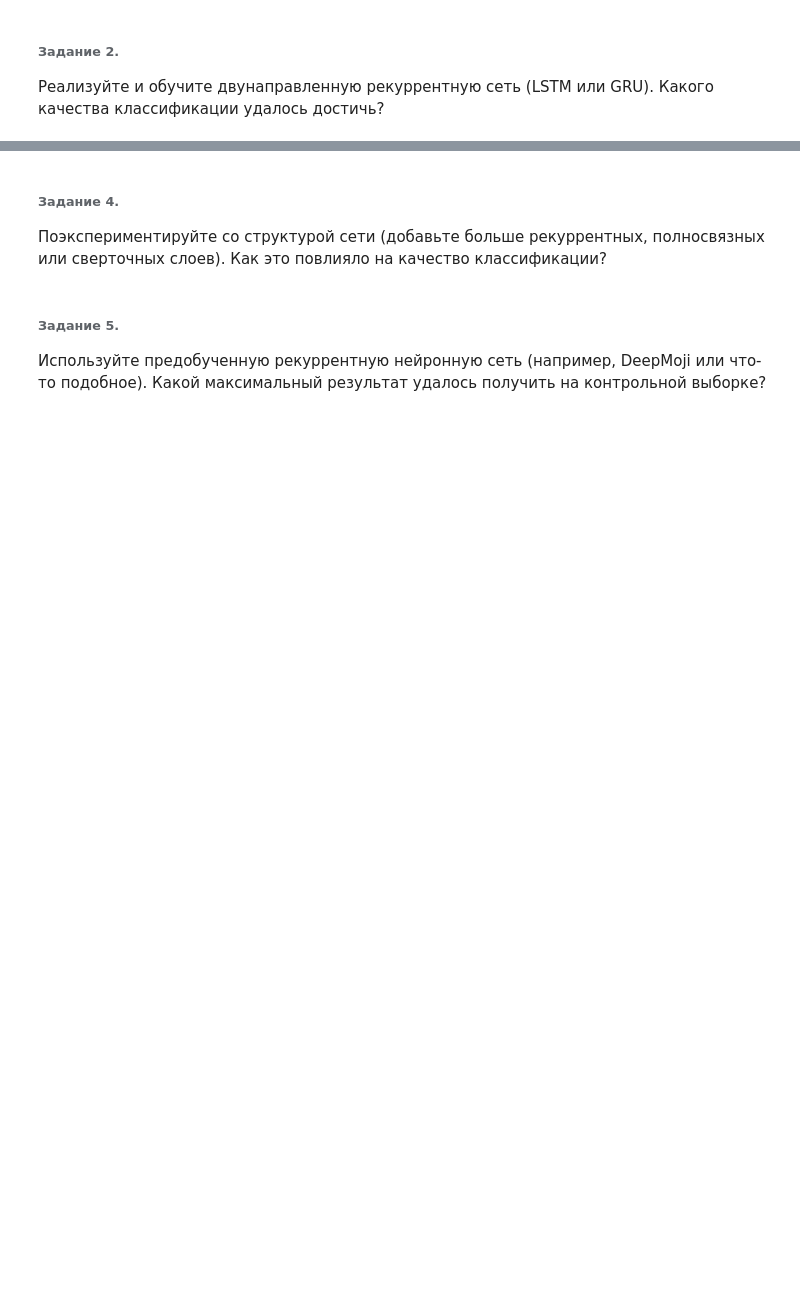
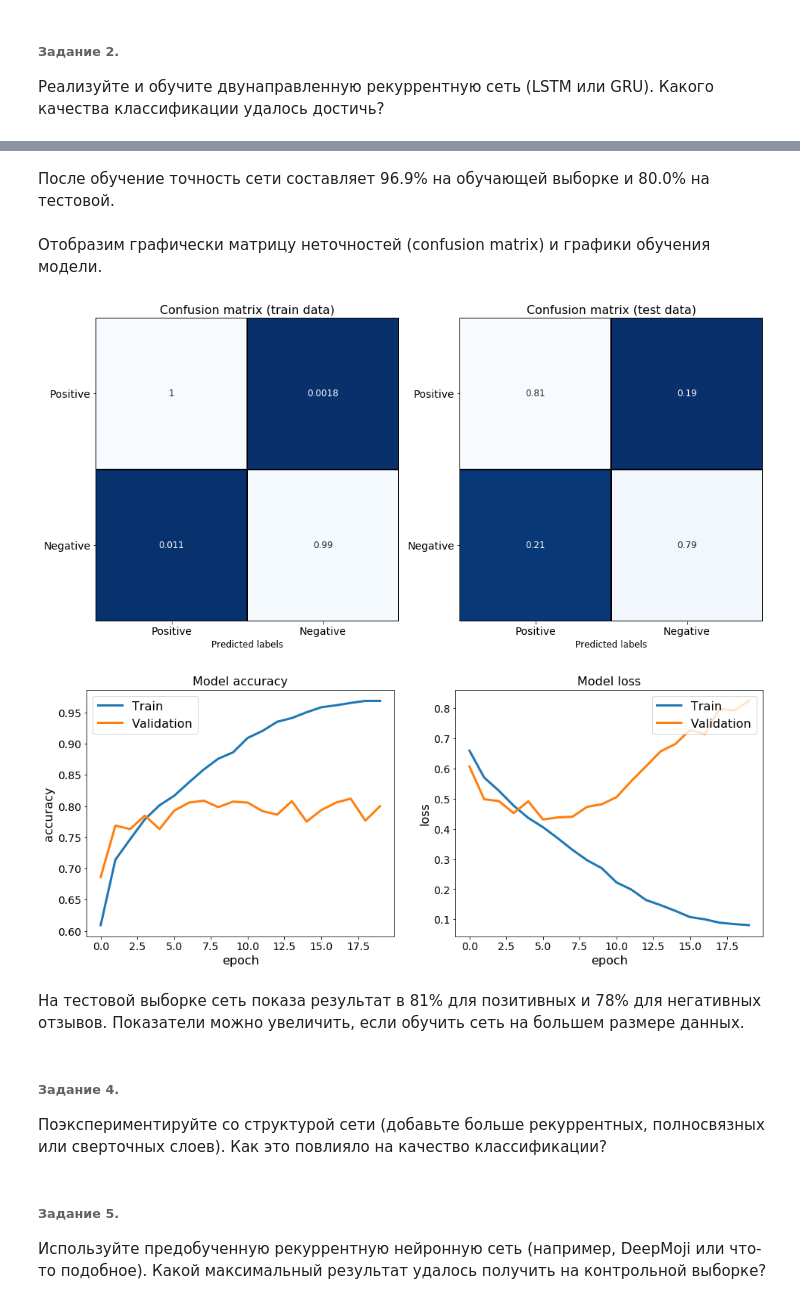
Before and after one commit to dmitrypintusov/deep-learning, a Jupyter notebook: by/bsuir/pintusov/labs/lab7/lab7.ipynb, the cells around one changed output, grey strips where cells are left out. Cells and saved outputs as stored; diff of their text form; code cells hidden in the pictures; blank space fills up the shorter version.

```diff
--- a/by/bsuir/pintusov/labs/lab7/lab7.ipynb
+++ b/by/bsuir/pintusov/labs/lab7/lab7.ipynb
@@ -225,3 +199,5 @@ Transform sentences to sequences... (done)
+# %%
+X_train, X_test, y_train, y_test = train_test_split(X_pad,Y_train_data,test_size=0.05,shuffle=True,random_state=42)
 # %% [markdown]
 ###### Задание 2.
 Реализуйте и обучите двунаправленную рекуррентную сеть (LSTM или GRU). Какого качества классификации удалось достичь?
@@ -231,12 +209,7 @@ from tensorflow.keras.layers import Dense, LSTM, Dropout, Bidirectional, Embeddi
 
 def build_model(embedding_matrix: np.ndarray, input_length: int):
     model = Sequential()
-    model.add(Embedding(
-        input_dim = embedding_matrix.shape[0],
-        output_dim = embedding_matrix.shape[1],
-        input_length = input_length,
-        weights = [embedding_matrix],
-        trainable=False))
+    model.add(Embedding(input_dim = embedding_matrix.shape[0],output_dim = embedding_matrix.shape[1], input_length = input_length, weights = [embedding_matrix], trainable=False))
     model.add(Bidirectional(LSTM(128, recurrent_dropout=0.1)))
     model.add(Dropout(0.25))
     model.add(Dense(64))
@@ -245,9 +218,7 @@ def build_model(embedding_matrix: np.ndarray, input_length: int):
     model.summary()
     return model
 
-model = build_model(
-    embedding_matrix=trigrams_model.wv.vectors,
-    input_length=input_length)
+model = build_model(embedding_matrix=trigrams_model.wv.vectors, input_length=input_length)
 
 model.compile(
     loss="binary_crossentropy",
@@ -277,8 +250,3 @@ _________________________________________________________________
 # %%
-history = model.fit(
-    x=X_train,
-    y=y_train,
-    validation_data=(X_test, y_test),
-    batch_size=100,
-    epochs=20)
+history = model.fit(x=X_train, y=y_train, validation_data=(X_test, y_test), batch_size=100, epochs=20)
 # %% [output]
@@ -289,57 +279,48 @@ ValueError: Failed to convert a NumPy array to a Tensor (Unsupported object type
+# %% [markdown]
+После обучение точность сети составляет 96.9% на обучающей выборке и 80.0% на тестовой.
+# %% [markdown]
+Отобразим графически матрицу неточностей (confusion matrix) и графики обучения модели.
 # %%
-def plot_confusion_matrix(y_true, y_pred, ax, class_names, vmax=None,
-                          normed=True, title='Confusion matrix'):
+from sklearn.metrics import accuracy_score, confusion_matrix
+
+def plot_confusion_matrix(y_true, y_pred, ax, class_names, vmax=None, normed=True, title='Confusion matrix'):
     matrix = confusion_matrix(y_true,y_pred)
     if normed:
         matrix = matrix.astype('float') / matrix.sum(axis=1)[:, np.newaxis]
-    sb.heatmap(matrix, vmax=vmax, annot=True, square=True, ax=ax,
-               cmap=plt.cm.Blues_r, cbar=False, linecolor='black',
-               linewidths=1, xticklabels=class_names)
+    sb.heatmap(matrix, vmax=vmax, annot=True, square=True, ax=ax,cmap=plt.cm.Blues_r, cbar=False, linecolor='black',linewidths=1, xticklabels=class_names)
     ax.set_title(title, y=1.20, fontsize=16)
-    #ax.set_ylabel('True labels', fontsize=12)
     ax.set_xlabel('Predicted labels', y=1.10, fontsize=12)
     ax.set_yticklabels(class_names, rotation=0)
 
 y_train_pred = model.predict_classes(X_train)
 y_test_pred = model.predict_classes(X_test)
 
 fig, (axis1, axis2) = plt.subplots(nrows=1, ncols=2)
-plot_confusion_matrix(y_train, y_train_pred, ax=axis1,
-                      title='Confusion matrix (train data)',
-                      class_names=['Positive', 'Negative'])
-plot_confusion_matrix(y_test, y_test_pred, ax=axis2,
-                      title='Confusion matrix (test data)',
-                      class_names=['Positive', 'Negative'])
+
+plot_confusion_matrix(y_train, y_train_pred, ax=axis1,title='Confusion matrix (train data)',class_names=['Positive', 'Negative'])
+plot_confusion_matrix(y_test, y_test_pred, ax=axis2,title='Confusion matrix (test data)',class_names=['Positive', 'Negative'])
 
 fig, (axis1, axis2) = plt.subplots(nrows=1, ncols=2, figsize=(16,6))
 
-# summarize history for accuracy
 axis1.plot(history.history['accuracy'], label='Train', linewidth=3)
 axis1.plot(history.history['val_accuracy'], label='Validation', linewidth=3)
 axis1.set_title('Model accuracy', fontsize=16)
 axis1.set_ylabel('accuracy')
 axis1.set_xlabel('epoch')
 axis1.legend(loc='upper left')
 
-# summarize history for loss
 axis2.plot(history.history['loss'], label='Train', linewidth=3)
 axis2.plot(history.history['val_loss'], label='Validation', linewidth=3)
 axis2.set_title('Model loss', fontsize=16)
 axis2.set_ylabel('loss')
 axis2.set_xlabel('epoch')
 axis2.legend(loc='upper right')
 plt.show()
-
-print('Convert sentences to sentences with ngrams...', end='\r')
-X_submit = trigrams[bigrams[X_submission]]
-print('Convert sentences to sentences with ngrams... (done)')
-X_sub = pad_sequences(
-    sequences=vectorize_data(X_submit, vocab=trigrams_model.wv.vocab),
-    maxlen=input_length,
-    padding='post')
-print('Transform sentences to sequences... (done)')
-
-Y_sub_pred = model.predict_classes(X_sub)
+# %% [output]
+[figure, added]
+[figure, added]
+# %% [markdown]
+На тестовой выборке сеть показа результат в 81% для позитивных и 78% для негативных отзывов. Показатели можно увеличить, если обучить сеть на большем размере данных.
 # %% [markdown]
 ###### Задание 4.
 Поэкспериментируйте со структурой сети (добавьте больше рекуррентных, полносвязных или сверточных слоев). Как это повлияло на качество классификации?
```
Also changed, not shown: parts of 36 cells of this notebook.
